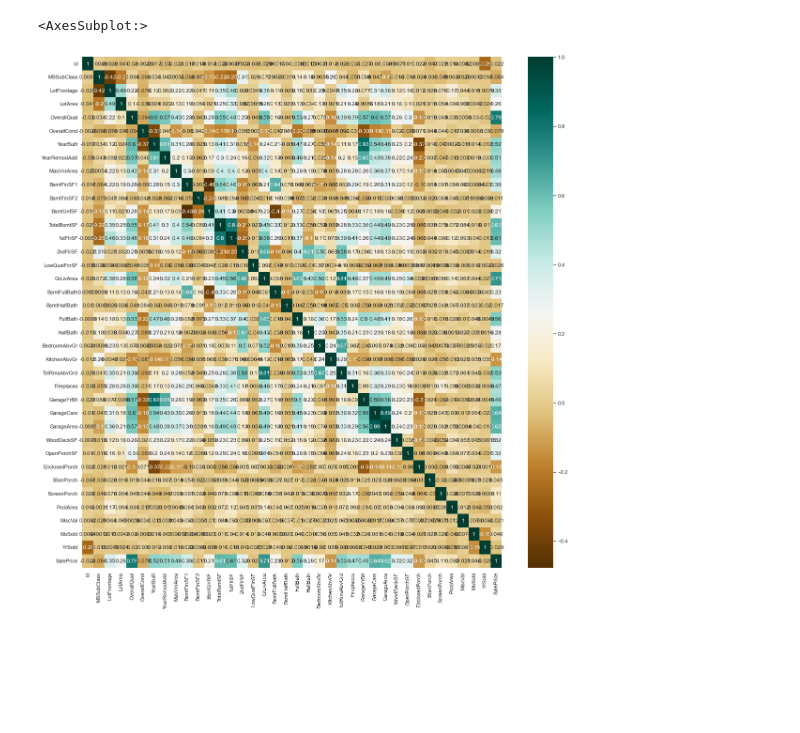
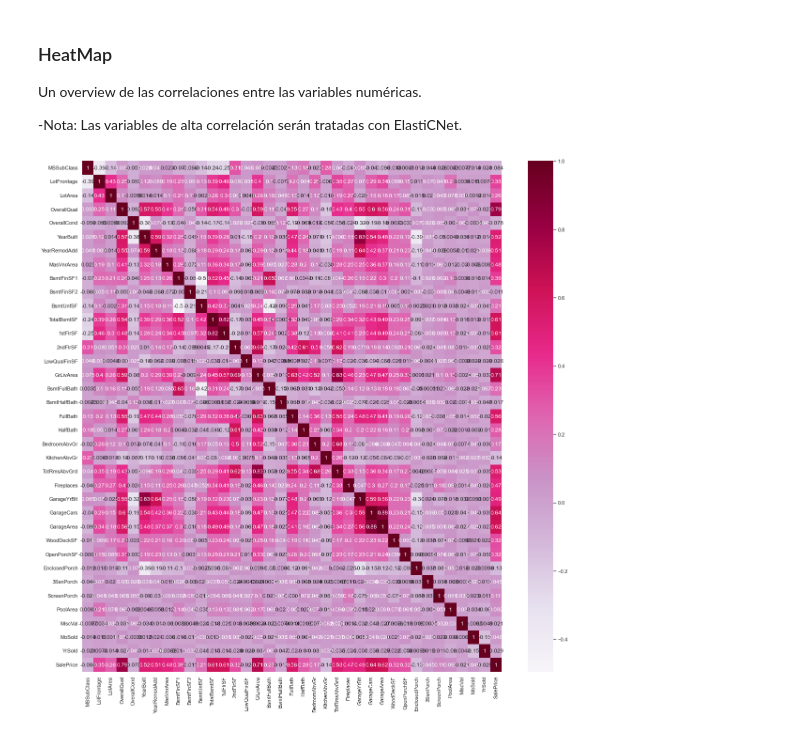
Before and after one commit to MasamioNakada/Housing-Prices, a Jupyter notebook: eda.ipynb, the cells around one changed output. Drawn from its saved outputs; the diff is of its cells as text; code cells hidden in the pictures; blank space fills up the shorter version.

```diff
--- a/eda.ipynb
+++ b/eda.ipynb
@@ -24,0 +20,6 @@ df_all.shape
+# %%
+#Sepramos las varaiables categoricas y las numericas
+categorical_cols = [x for x in train if train[x].dtype == "object"]
+numerical_cols = [x for x in train if train[x].dtype == "int64" or train[x].dtype == "float64" ]
+
+print(f'Existen {len(categorical_cols)} variables categoricas y {len(numerical_cols)} variables numericas')
@@ -25,6 +50,13 @@ df_all.shape
+# %% [markdown]
+### HeatMap
+
+Un overview de las correlaciones entre las variables numéricas.
+
+-Nota:
+Las variables de alta correlación serán tratadas con ElastiCNet.
 # %%
 sns.set(rc = {'figure.figsize':(20,20)})
-sns.heatmap(df_all.corr(), annot=True, cmap='BrBG', linecolor='white', cbar=True)
+sns.heatmap(train[numerical_cols].corr(), annot=True, cmap='PuRd', cbar=True)
+plt.show()
 # %% [output]
-<AxesSubplot:>
-[figure, old version]
+[figure, new version]
```
Also changed, not shown: parts of 28 cells of this notebook.
